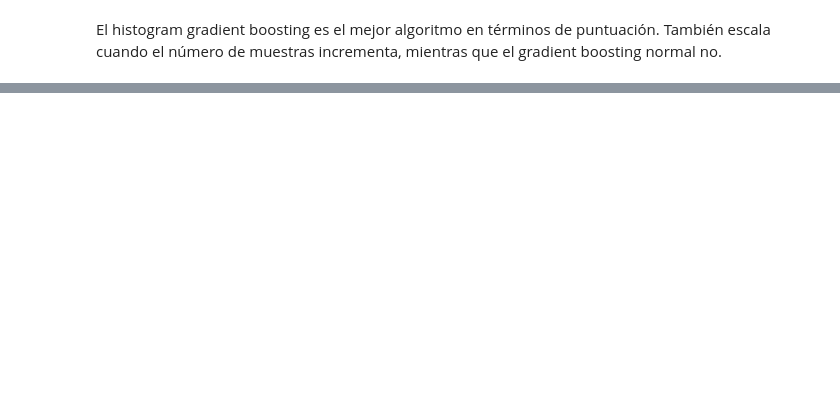
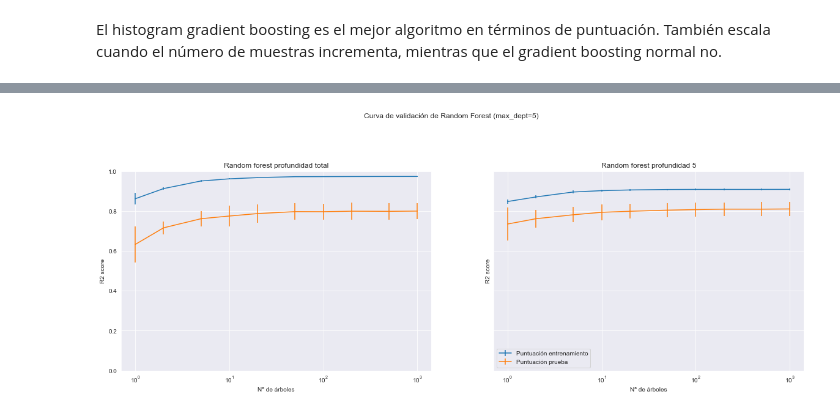
Before and after one commit to SgtSteiner/curso-scikit-learn, a Jupyter notebook: ensemble_models/post.ipynb, the cells around one changed output, grey strips where cells are left out. Drawn from its saved outputs; the diff is of its cells as text; code cells hidden in the pictures; blank space fills up the shorter version.

```diff
--- a/ensemble_models/post.ipynb
+++ b/ensemble_models/post.ipynb
@@ -1320,0 +1708,53 @@ El histogram gradient boosting es el mejor algoritmo en términos de puntuación
+# %%
+rf_5 = RandomForestRegressor(max_depth=5, random_state=0)
+
+param_range = [1, 2, 5, 10, 20, 50, 100, 200, 500, 1_000]
+
+rf_5_train_scores, rf_5_test_scores = validation_curve(
+    rf_5, X, y,
+    param_name="n_estimators",
+    param_range=param_range,
+    n_jobs=-1
+)
+# %%
+fig, axs = plt.subplots(ncols=2, sharex=True, sharey=True, figsize=(20, 6))
+
+axs[0].errorbar(
+    param_range,
+    rf_train_scores.mean(axis=1),
+    yerr=rf_train_scores.std(axis=1),
+    label="Puntuación entrenamiento",
+)
+axs[0].errorbar(
+    param_range,
+    rf_test_scores.mean(axis=1),
+    yerr=rf_test_scores.std(axis=1),
+    label="Puntuación prueba",
+)
+axs[0].set_title("Random forest profundidad total")
+axs[0].set_xscale("log")
+axs[0].set_xlabel("Nº de árboles")
+axs[0].set_ylabel("R2 score")
+axs[0].set_ylim([0, 1])
+
+axs[1].errorbar(
+    param_range,
+    rf_5_train_scores.mean(axis=1),
+    yerr=rf_5_train_scores.std(axis=1),
+    label="Puntuación entrenamiento",
+)
+axs[1].errorbar(
+    param_range,
+    rf_5_test_scores.mean(axis=1),
+    yerr=rf_5_test_scores.std(axis=1),
+    label="Puntuación prueba",
+)
+axs[1].set_title("Random forest profundidad 5")
+axs[1].set_xscale("log")
+axs[1].set_xlabel("Nº de árboles")
+axs[1].set_ylabel("R2 score")
+axs[1].set_ylim([0, 1])
+plt.legend()
+_ = fig.suptitle("Curva de validación de Random Forest (max_dept=5)", y=1.1)
+# %% [output]
+[figure, added]
```
Also changed, not shown: parts of 88 cells of this notebook, 1 other file.
